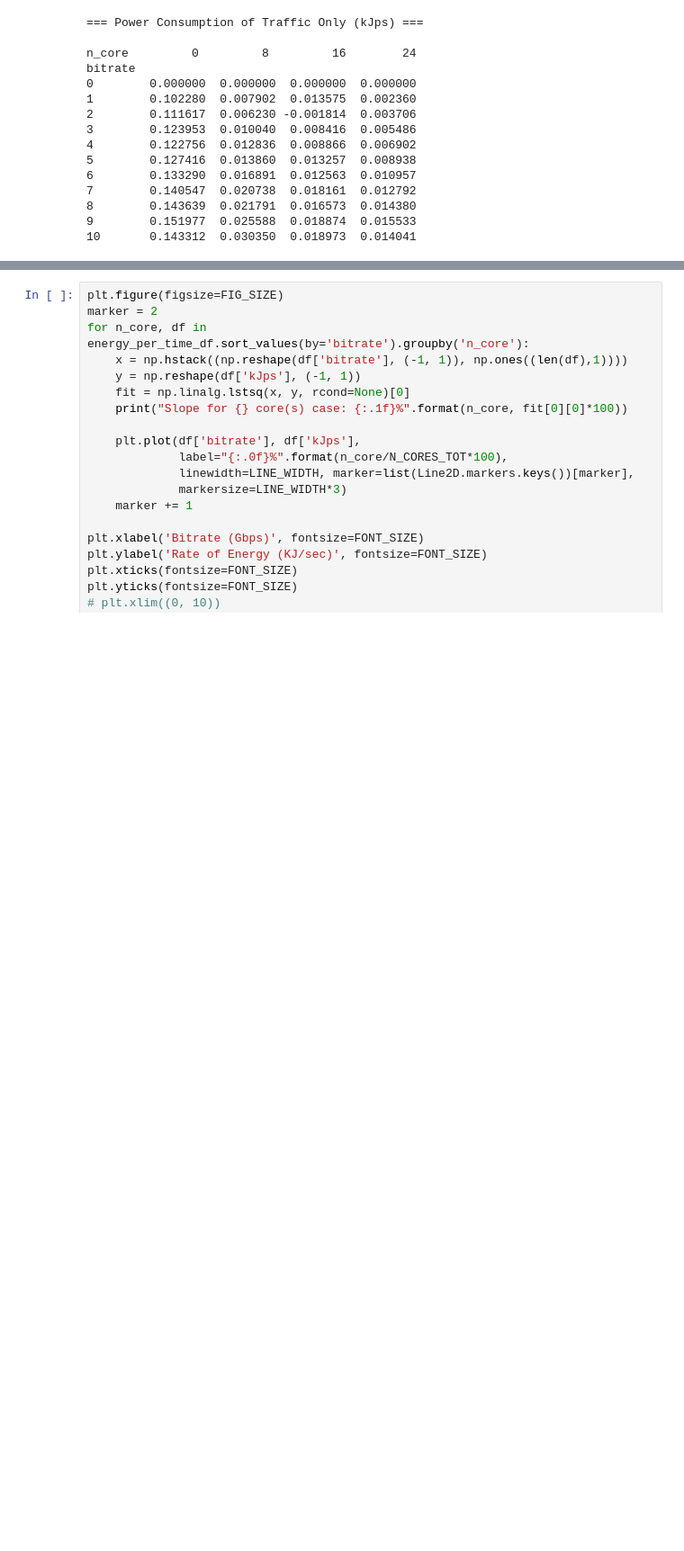
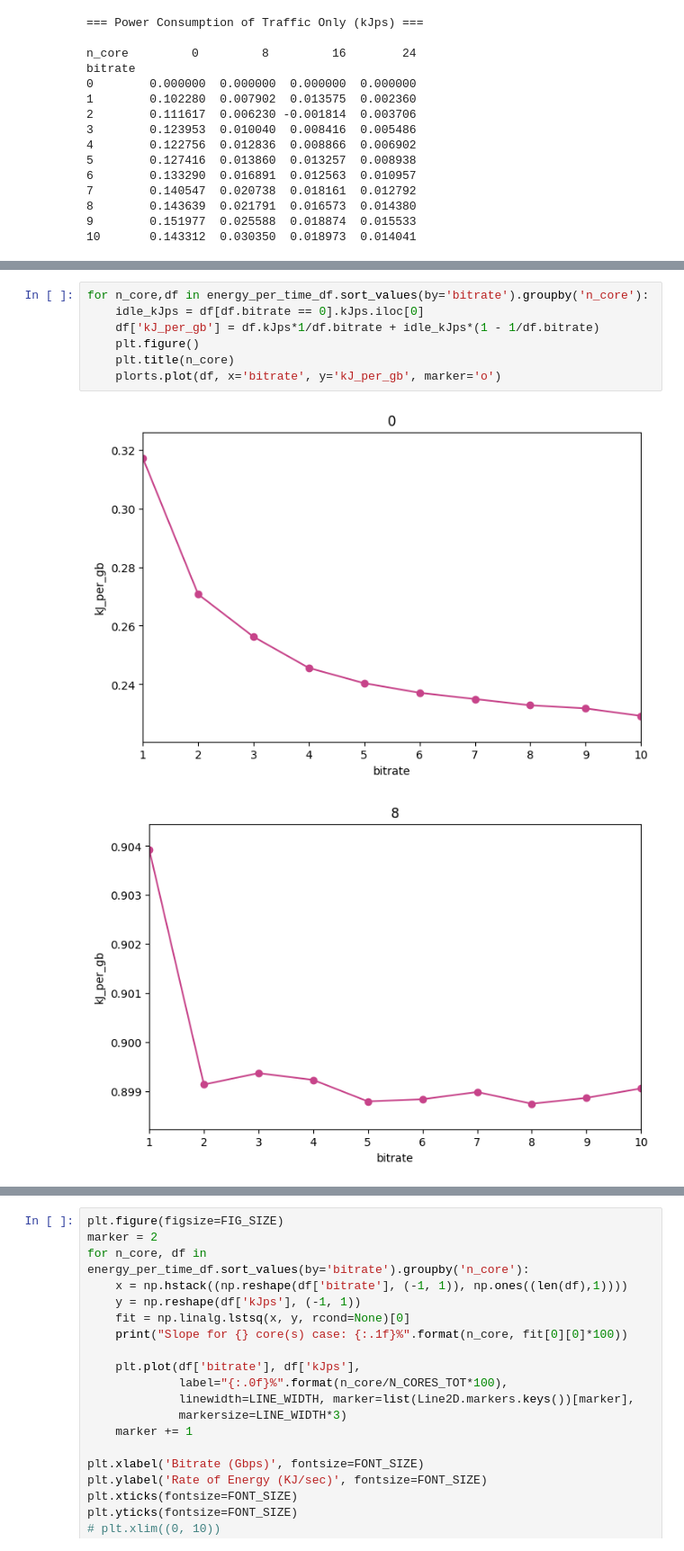
Before and after one commit to serhatarslan-hub/power-of-cc, a Jupyter notebook: analysis/iperf_analysis_for_energy_overhead.ipynb, the cells around one changed output, grey strips where cells are left out. Shown at 90% size. Cells and saved outputs as stored; diff of their text form; blank space fills up the shorter version.

```diff
--- a/analysis/iperf_analysis_for_energy_overhead.ipynb
+++ b/analysis/iperf_analysis_for_energy_overhead.ipynb
@@ -207,0 +254,10 @@ bitrate
+# %%
+for n_core,df in energy_per_time_df.sort_values(by='bitrate').groupby('n_core'):
+    idle_kJps = df[df.bitrate == 0].kJps.iloc[0]
+    df['kJ_per_gb'] = df.kJps*1/df.bitrate + idle_kJps*(1 - 1/df.bitrate)
+    plt.figure()
+    plt.title(n_core)
+    plorts.plot(df, x='bitrate', y='kJ_per_gb', marker='o')
+# %% [output]
+[figure, added]
+[figure, added]
```
Also changed, not shown: parts of 3 cells of this notebook.
